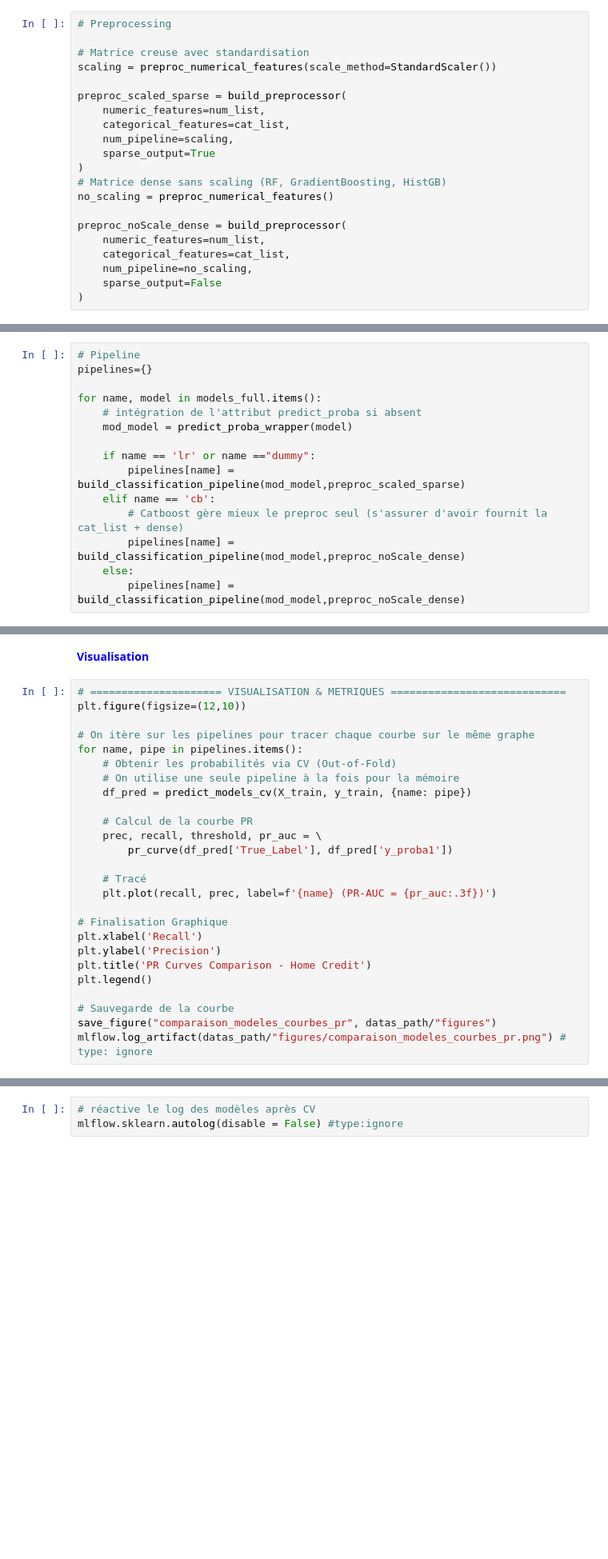
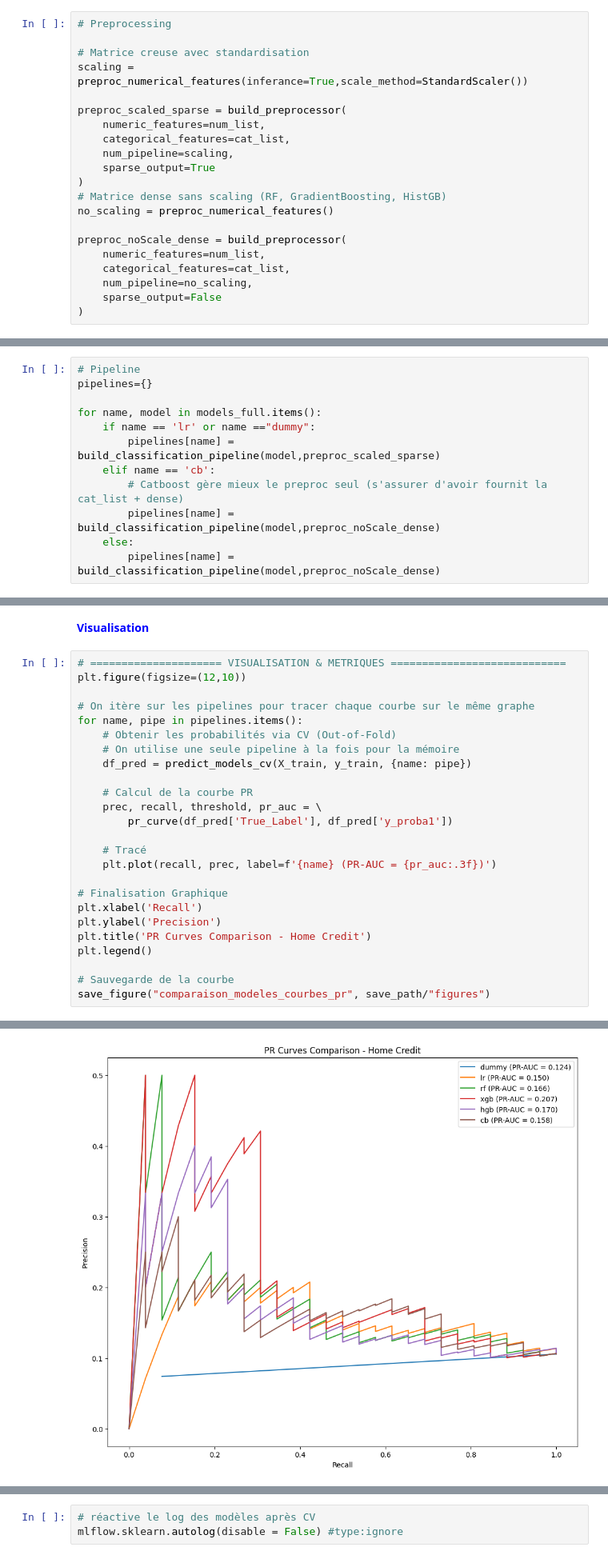
Before and after one commit to S-S-Zheng/Openclassrooms_P6, a Jupyter notebook: notebooks/P6_part3.ipynb, the cells around one changed output, grey strips where cells are left out. Shown at 80% size. Saved outputs shown, nothing was run; the diff lists cells and outputs as text; blank space fills up the shorter version.

```diff
--- a/notebooks/P6_part3.ipynb
+++ b/notebooks/P6_part3.ipynb
@@ -272,7 +260,7 @@ scoring = {
 # Preprocessing
 
 # Matrice creuse avec standardisation
-scaling = preproc_numerical_features(scale_method=StandardScaler())
+scaling = preproc_numerical_features(inferance=True,scale_method=StandardScaler())
 
 preproc_scaled_sparse = build_preprocessor(
     numeric_features=num_list,
@@ -296,16 +284,13 @@ preproc_noScale_dense = build_preprocessor(
 pipelines={}
 
 for name, model in models_full.items():
-    # intégration de l'attribut predict_proba si absent
-    mod_model = predict_proba_wrapper(model)
-
     if name == 'lr' or name =="dummy":
-        pipelines[name] = build_classification_pipeline(mod_model,preproc_scaled_sparse)
+        pipelines[name] = build_classification_pipeline(model,preproc_scaled_sparse)
     elif name == 'cb':
         # Catboost gère mieux le preproc seul (s'assurer d'avoir fournit la cat_list + dense)
-        pipelines[name] = build_classification_pipeline(mod_model,preproc_noScale_dense)
+        pipelines[name] = build_classification_pipeline(model,preproc_noScale_dense)
     else:
-        pipelines[name] = build_classification_pipeline(mod_model,preproc_noScale_dense)
+        pipelines[name] = build_classification_pipeline(model,preproc_noScale_dense)
 # %% [markdown]
 Remarque:
 
@@ -381,5 +387,5 @@ plt.title('PR Curves Comparison - Home Credit')
 plt.legend()
 
 # Sauvegarde de la courbe
-save_figure("comparaison_modeles_courbes_pr", datas_path/"figures")
-mlflow.log_artifact(datas_path/"figures/comparaison_modeles_courbes_pr.png") # type: ignore
+save_figure("comparaison_modeles_courbes_pr", save_path/"figures")
+# %% [output]
@@ -385,0 +394 @@ mlflow.log_artifact(datas_path/"figures/comparaison_modeles_courbes_pr.png") # t
+[figure, added]
```
Also changed, not shown: parts of 15 cells of this notebook, 7 other files.
